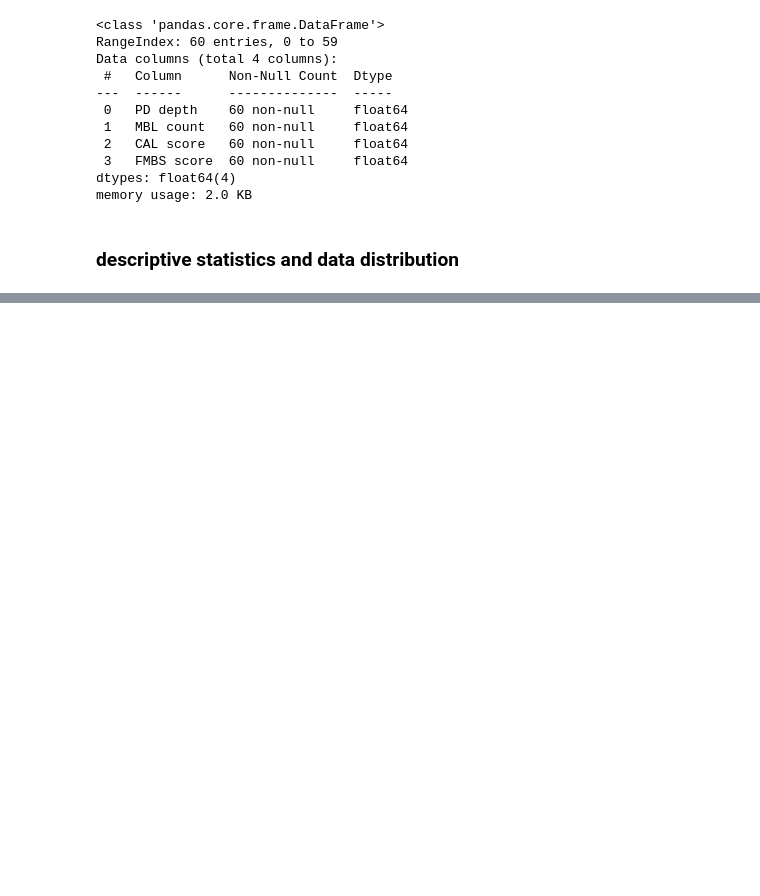
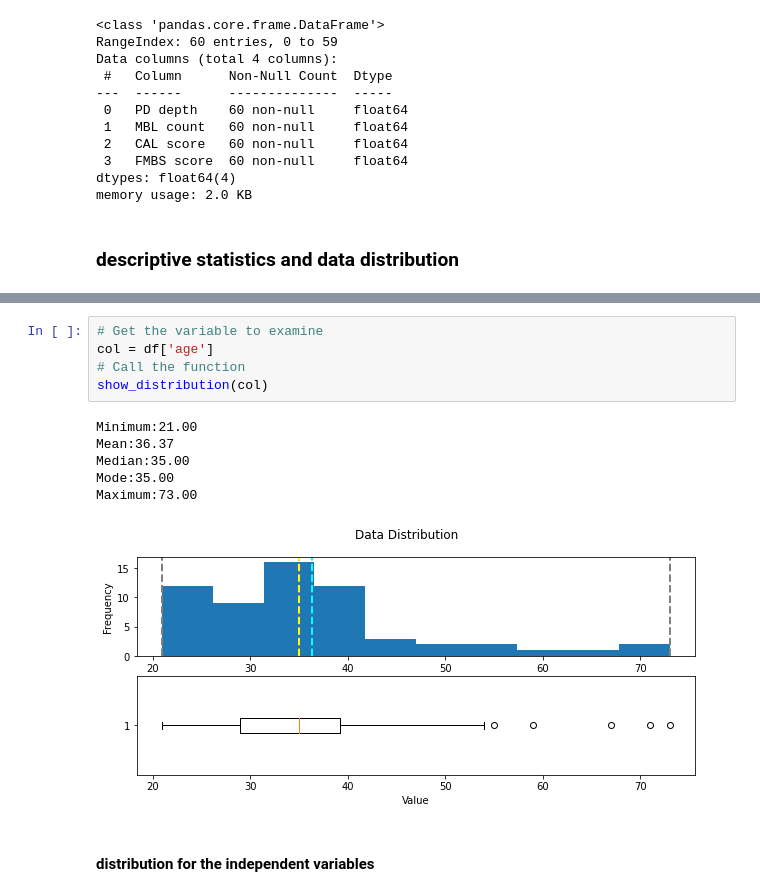
Before and after one commit to adikamunyao/bacterial_prediction_model, a Jupyter notebook: model.ipynb, the cells around one changed output, grey strips where cells are left out. Saved outputs shown, nothing was run; the diff lists cells and outputs as text; blank space fills up the shorter version.

```diff
--- a/model.ipynb
+++ b/model.ipynb
@@ -142,0 +188,14 @@ SyntaxError: invalid syntax (56713651.py, line 1)
+# %%
+# Get the variable to examine
+col = df['age']
+# Call the function
+show_distribution(col)
+# %% [output]
+Minimum:21.00
+Mean:36.37
+Median:35.00
+Mode:35.00
+Maximum:73.00
+[figure, added]
+# %% [markdown]
+#### distribution for the independent variables
```
Also changed, not shown: parts of 51 cells of this notebook, 1 other file.
